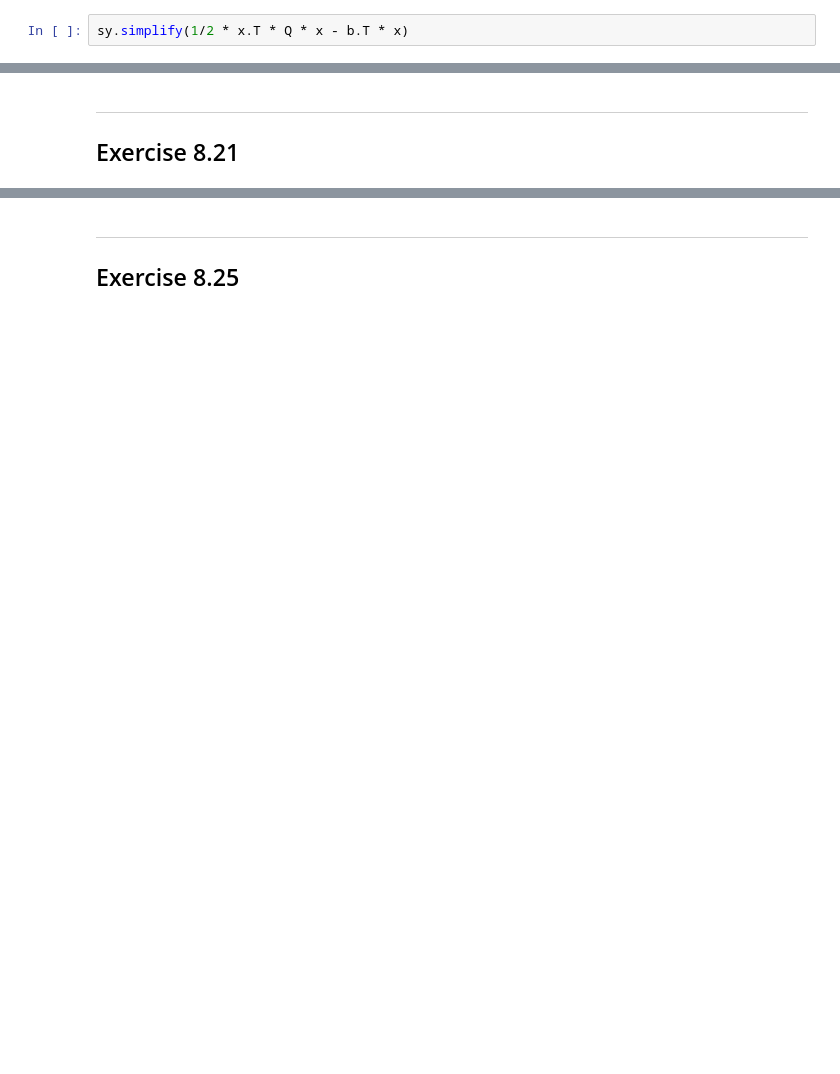
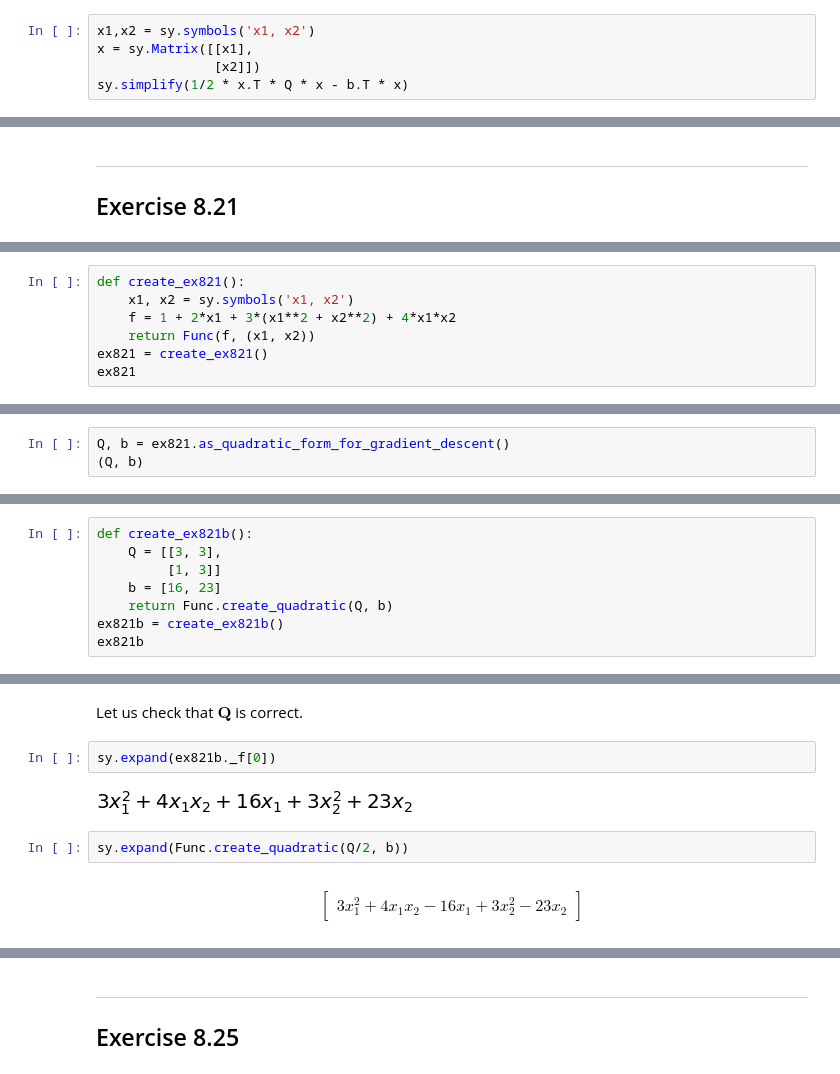
Before and after one commit to sheikhomar/opan, a Jupyter notebook: hw08.ipynb, the cells around one changed output, grey strips where cells are left out. Drawn from its saved outputs; the diff is of its cells as text; blank space fills up the shorter version.

Commit message:
Use Func class.

```diff
--- a/hw08.ipynb
+++ b/hw08.ipynb
@@ -41,6 +40,9 @@ $$\left[\begin{matrix}6 & 4\\4 & 6\end{matrix}\right]$$
 # %% [markdown]
 Let us ensure that the return $\mathbf{Q}$ and $\mathbf{b}$ are correct:
 # %%
+x1,x2 = sy.symbols('x1, x2')
+x = sy.Matrix([[x1],
+               [x2]])
 sy.simplify(1/2 * x.T * Q * x - b.T * x)
 # %% [output]
 $$\left[\begin{matrix}3.0 x_{1}^{2} + 4.0 x_{1} x_{2} + 5.0 x_{1} + 3.0 x_{2}^{2} + 6.0 x_{2}\end{matrix}\right]$$
@@ -207,3 +229,10 @@ Thus, $0 < \alpha < \frac{2}{8}$
 # %% [markdown]
 ---
 <img src="figures/homework-08/exercise-8.21-a.png" width="600" />
+# %%
+def create_ex821():
+    x1, x2 = sy.symbols('x1, x2')
+    f = 1 + 2*x1 + 3*(x1**2 + x2**2) + 4*x1*x2
+    return Func(f, (x1, x2))
+ex821 = create_ex821()
+ex821
@@ -209,0 +246,3 @@ Thus, $0 < \alpha < \frac{2}{8}$
+# %%
+Q, b = ex821.as_quadratic_form_for_gradient_descent()
+(Q, b)
@@ -210,3 +275,11 @@ Thus, $0 < \alpha < \frac{2}{8}$
 # %% [markdown]
 ---
 <img src="figures/homework-08/exercise-8.21-b.png" width="600" />
+# %%
+def create_ex821b():
+    Q = [[3, 3],
+         [1, 3]]
+    b = [16, 23]
+    return Func.create_quadratic(Q, b)
+ex821b = create_ex821b()
+ex821b
@@ -212,0 +298,10 @@ Thus, $0 < \alpha < \frac{2}{8}$
+# %% [markdown]
+Let us check that $\mathbf{Q}$ is correct.
+# %%
+sy.expand(ex821b._f[0])
+# %% [output]
+[figure, added]
+# %%
+sy.expand(Func.create_quadratic(Q/2, b))
+# %% [output]
+$$\left[\begin{matrix}3 x_{1}^{2} + 4 x_{1} x_{2} - 16 x_{1} + 3 x_{2}^{2} - 23 x_{2}\end{matrix}\right]$$
```
Also changed, not shown: parts of 34 cells of this notebook, 2 other files.
